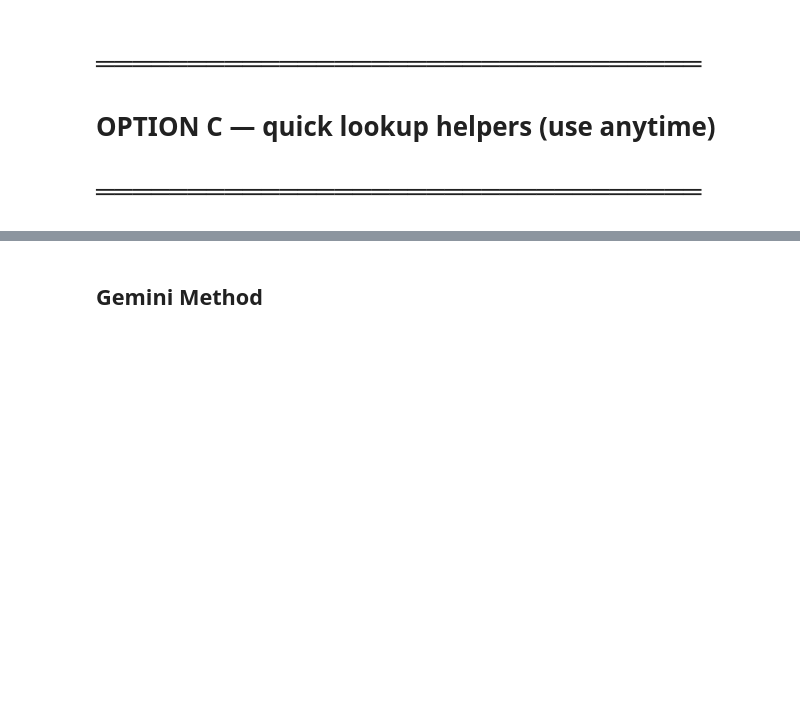
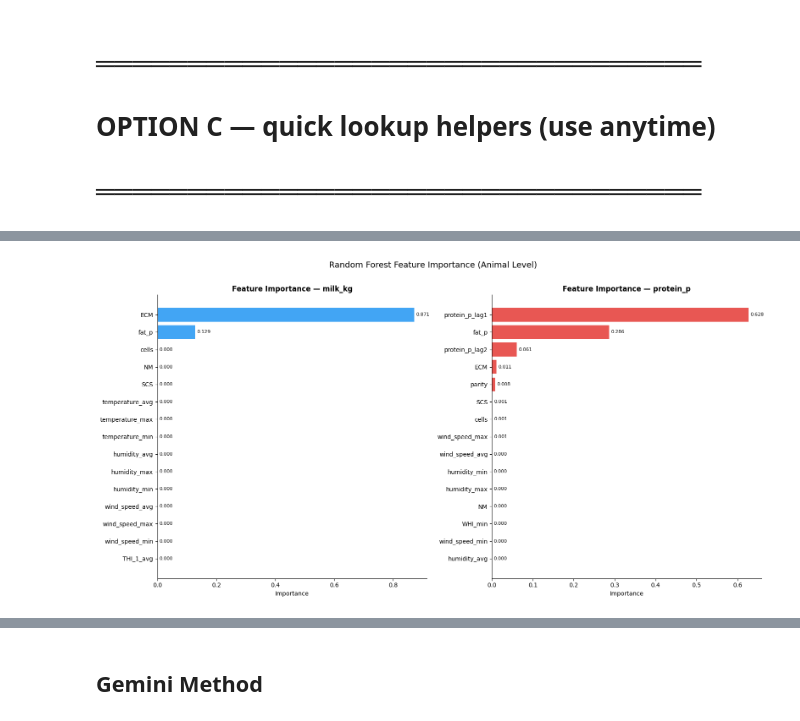
Before and after one commit to smsag99/Thesis, a Jupyter notebook: codes/Hierchical_Structure.ipynb, the cells around one changed output, grey strips where cells are left out. Drawn from its saved outputs; the diff is of its cells as text; code cells hidden in the pictures; blank space fills up the shorter version.

```diff
--- a/codes/Hierchical_Structure.ipynb
+++ b/codes/Hierchical_Structure.ipynb
@@ -343,0 +451,91 @@ def list_animals(hts_df, farm_code):
+# %%
+import pandas as pd
+import numpy as np
+from sklearn.ensemble import RandomForestRegressor
+from sklearn.preprocessing import StandardScaler
+from sklearn.pipeline import Pipeline
+from sklearn.model_selection import cross_val_score
+import matplotlib.pyplot as plt
+
+hts = pd.read_csv("hts_long_panel_full.csv", parse_dates=[DATE_COL])
+
+TARGETS    = ["milk_kg", "protein_p"]
+COVARIATES = [
+    "fat_p", "cells", "NM", "ECM", "SCS",
+    "temperature_avg", "temperature_max", "temperature_min",
+    "humidity_avg", "humidity_max", "humidity_min",
+    "wind_speed_avg", "wind_speed_max", "wind_speed_min",
+    "THI_1_avg", "THI_1_min", "THI_1_max",
+    "THI_2_avg", "THI_2_min", "THI_2_max",
+    "WHI_avg", "WHI_min", "WHI_max",
+    "parity",
+]
+DATE_COL = "dtt"
+
+# Use animal-level data only
+animal_data = hts[hts["level"] == "animal"].copy()
+
+# Add lag features (t-1, t-2) for each target — important for time series
+LAG_STEPS = [1, 2]
+
+importance_results = {}
+
+for target in TARGETS:
+    print(f"\n── Feature importance for: {target} ──")
+
+    # Work on a copy sorted by series and date
+    df = animal_data[["series_id", DATE_COL, target] + COVARIATES].copy()
+    df = df.sort_values(["series_id", DATE_COL])
+
+    # Add lags per series
+    for lag in LAG_STEPS:
+        df[f"{target}_lag{lag}"] = df.groupby("series_id")[target].shift(lag)
+
+    lag_features = [f"{target}_lag{lag}" for lag in LAG_STEPS]
+    feature_cols = COVARIATES + lag_features
+
+    df = df.dropna(subset=[target] + feature_cols)
+
+    X = df[feature_cols]
+    y = df[target]
+
+    print(f"  Training on {len(X):,} rows, {len(feature_cols)} features")
+
+    rf = RandomForestRegressor(
+        n_estimators=200,
+        max_depth=8,
+        n_jobs=-1,
+        random_state=42,
+    )
+    rf.fit(X, y)
+
+    importance = pd.Series(rf.feature_importances_, index=feature_cols)
+    importance = importance.sort_values(ascending=False)
+    importance_results[target] = importance
+
+    print(f"\n  Top 10 features for {target}:")
+    print(importance.head(10).to_string())
+
+# ── Plot side by side ────────────────────────────────────────────────────────
+fig, axes = plt.subplots(1, len(TARGETS), figsize=(16, 8))
+
+colors = {"milk_kg": "#2196F3", "protein_p": "#E53935"}
+
+for ax, target in zip(axes, TARGETS):
+    imp = importance_results[target].head(15)
+    bars = ax.barh(imp.index[::-1], imp.values[::-1], color=colors[target], alpha=0.85)
+    ax.set_title(f"Feature Importance — {target}", fontsize=12, fontweight="bold")
+    ax.set_xlabel("Importance")
+    ax.bar_label(bars, fmt="%.3f", padding=3, fontsize=8)
+    ax.spines[["top", "right"]].set_visible(False)
+
+plt.suptitle("Random Forest Feature Importance (Animal Level)", fontsize=14, y=1.01)
+plt.tight_layout()
+plt.savefig("feature_importance.png", dpi=150, bbox_inches="tight")
+plt.show()
+
+# Save importance tables
+for target, imp in importance_results.items():
+    imp.to_csv(f"feature_importance_{target}.csv", header=["importance"])
+print("✅ Saved: feature_importance_milk_kg.csv, feature_importance_protein_p.csv")
+# %% [output]
@@ -343,0 +559 @@ def list_animals(hts_df, farm_code):
+[figure, added]
```
Also changed, not shown: parts of 4 cells of this notebook.
